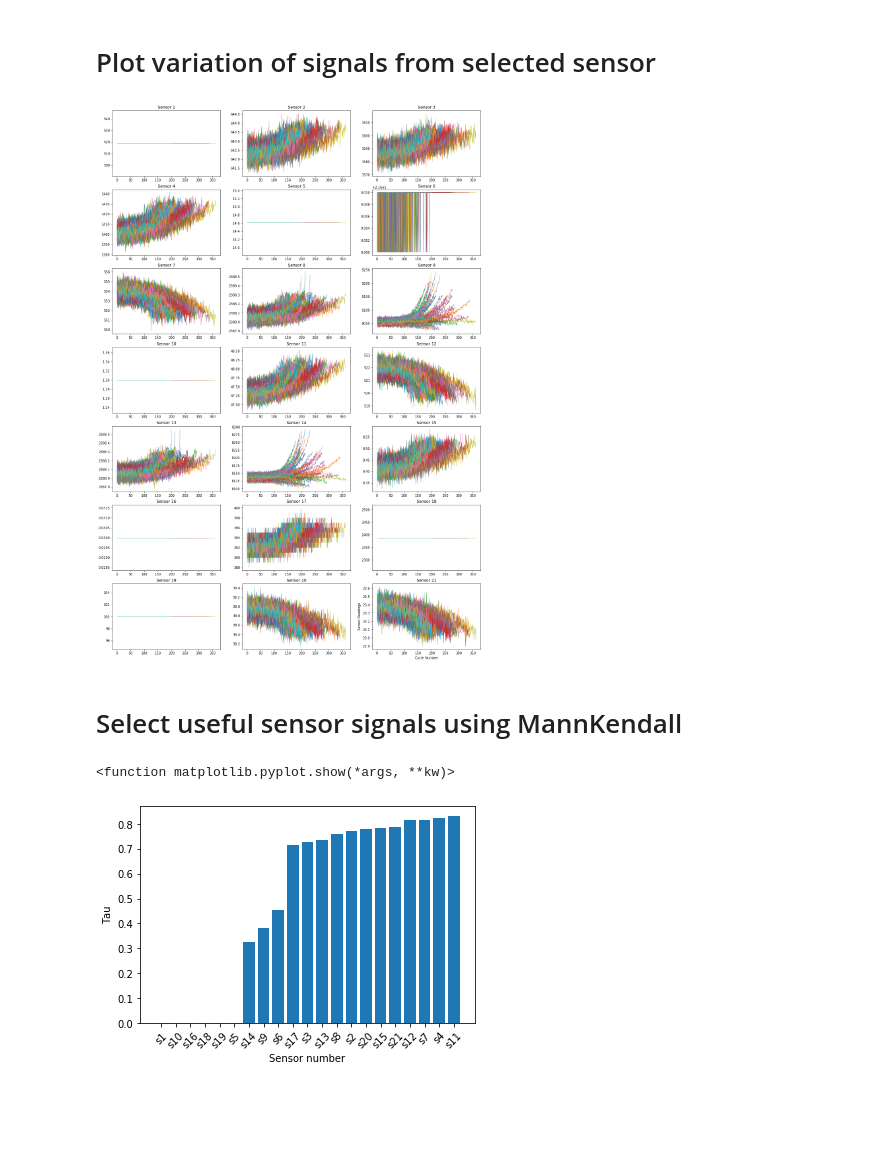
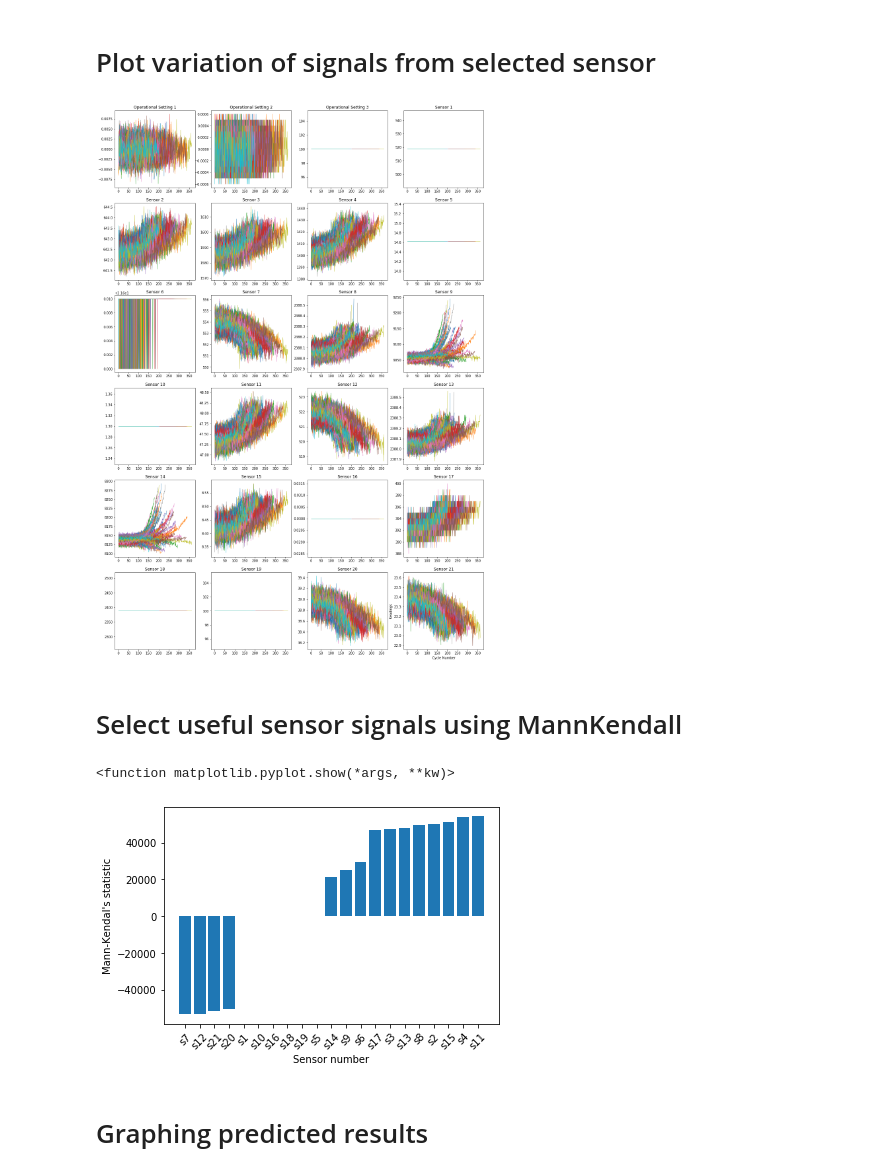
Before and after one commit to cchanzl/survival-analysis-nasa, a Jupyter notebook: nasa_eda.ipynb, the cells around one changed output. Saved outputs shown, nothing was run; the diff lists cells and outputs as text; code cells hidden in the pictures; blank space fills up the shorter version.

```diff
--- a/nasa_eda.ipynb
+++ b/nasa_eda.ipynb
@@ -72,22 +82,27 @@ DescribeResult(nobs=100, minmax=(128, 362), mean=206.31, variance=2147.650404040
 # %% [markdown]
 # Plot variation of signals from selected sensor
 # %%
-sensor = 'sens2'
-sensor_list = header[5:]
-fig, axs = plt.subplots(int(len(sensor_list)/3), 3)  # row, col
+graph_head = ["Operational Setting 1", "Operational Setting 2", "Operational Setting 3"]
+for i in range(0, 21):
+    name = "Sensor "
+    name = name + str(i+1)
+    graph_head.append(name)
+
+graphing_list = header[2:]
+fig, axs = plt.subplots(int(len(graphing_list)/4), 4)  # row, col
 i = -1
 for ax in axs.flatten():
     i += 1
-    ax.set_title('Sensor ' + str(sensor_list[i])[4:])
+    ax.set_title(str(graph_head[i]))
     for engine in range(1, 101):
         df_engine = df_train_001[df_train_001['unit num'] == engine]
-        ax.plot(df_engine['cycle'], df_engine[sensor_list[i]], linewidth=0.75)
+        ax.plot(df_engine['cycle'], df_engine[graphing_list[i]], linewidth=0.75)
 plt.xlabel("Cycle Number")
-plt.ylabel("Sensor Readings")
+plt.ylabel("Readings")
 fig.set_size_inches(20, 30)  # width x height
 plt.show()
 # %% [output]
-[figure, old version]
+[figure, new version]
 # %% [markdown]
 # Select useful sensor signals using MannKendall
 # %%
@@ -125,33 +140,39 @@ def monotonicity(sensor_number, mean_trend):
     return abs(sum(LHS) - sum(RHS))/(num_rows-1)
 # %%
 # Use MannKendall Trend Analysis
+# https://pypi.org/project/pymannkendall/
+# https://www.statisticshowto.com/wp-content/uploads/2016/08/Mann-Kendall-Analysis-1.pdf
 import pymannkendall as mk
 mono = []
-def MannKendall(sensor_number, mean_trend):
+def MannKendall(sensor_number, mean_trend, p_value=False):
     sensor_number -= 1
-    trend, h, p, z, Tau, s, var_s, slope, intercept = mk.original_test([row[sensor_number] for row in mean_trend])
-    return Tau
+    trend, h, p, z, Tau, s, var_s, slope, intercept = mk.original_test([row[sensor_number] for row in mean_trend], alpha=0.05)
+    if p_value:
+        print("{:e}".format(var_s))
+    return s
 # %%
 mono = []
 
 # make x label for graphing
 sensor_header = []
 for i in range(0, 21):
     name = "s"
     name = name + str(i+1)
     sensor_header.append(name)
 
 # retrieve y axis reading
 for i in range(1, no_columns+1):
-    mono.append(abs(MannKendall(i, mean_trend)))
+    mono.append(MannKendall(i, mean_trend))
 
 y,x = zip(*sorted(zip(mono,sensor_header)))
 plt.bar(x, y)
 plt.xlabel("Sensor number")
-plt.ylabel("Tau")
+plt.ylabel("Mann-Kendal's statistic")
 plt.xticks(rotation=45)
 plt.show
-# Based on MannKendall, sensor 2, 3, 4, 7, 8, 11, 12, 13, 15, 17, 20 and 21 are selected
+# Based on MannKendall, sensors 2, 3, 4, 7, 8, 11, 12, 13, 15, 17, 20 and 21 are selected
 # %% [output]
 <function matplotlib.pyplot.show(*args, **kw)>
-[figure, old version]
+[figure, new version]
+# %% [markdown]
+# Graphing predicted results
```
Also changed, not shown: parts of 4 cells of this notebook.
